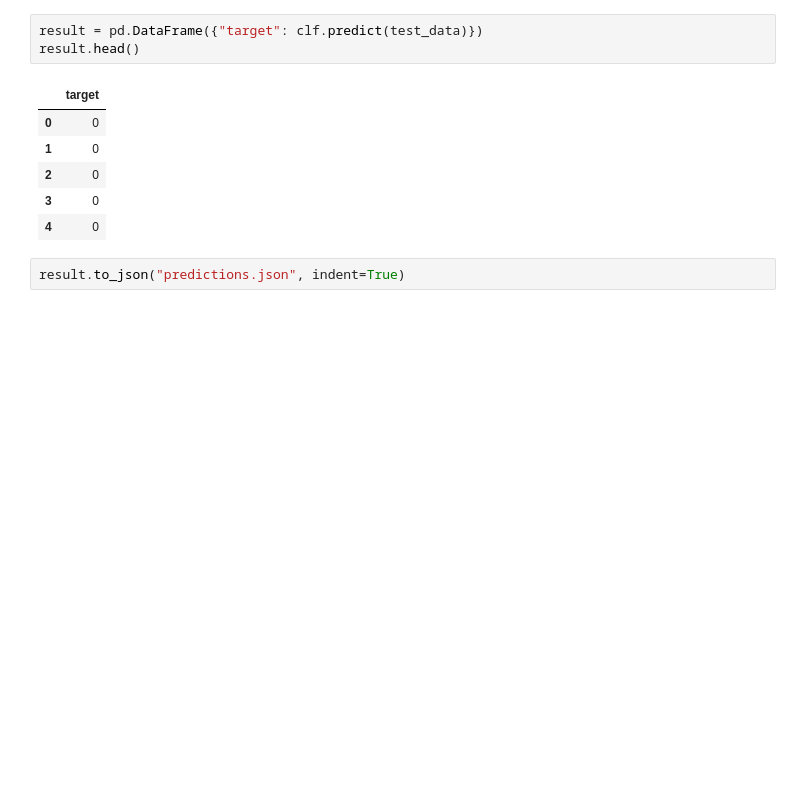
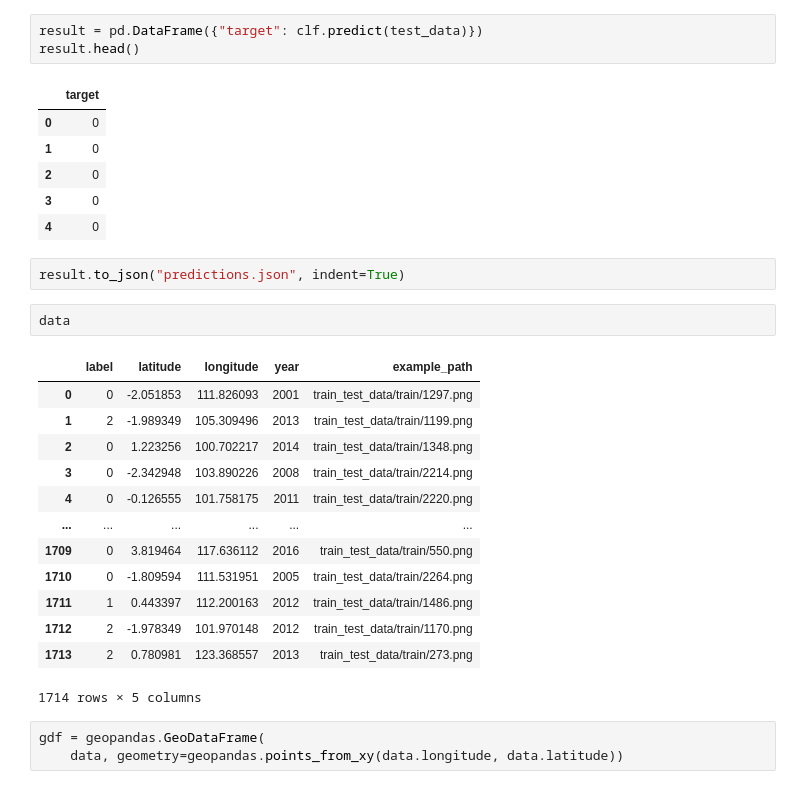
Before and after one commit to jdworzans/deforestation, a Jupyter notebook: main.ipynb, the cells around one changed output. Saved outputs shown, nothing was run; the diff lists cells and outputs as text; blank space fills up the shorter version.

```diff
--- a/main.ipynb
+++ b/main.ipynb
@@ -49,3 +51,22 @@ result.head()
 | 4 | 0 |
 # %%
 result.to_json("predictions.json", indent=True)
+# %%
+data
+# %% [output]
+|  | label | latitude | longitude | year | example_path |
+| 0 | 0 | -2.051853 | 111.826093 | 2001 | train_test_data/train/1297.png |
+| 1 | 2 | -1.989349 | 105.309496 | 2013 | train_test_data/train/1199.png |
+| 2 | 0 | 1.223256 | 100.702217 | 2014 | train_test_data/train/1348.png |
+| 3 | 0 | -2.342948 | 103.890226 | 2008 | train_test_data/train/2214.png |
+| 4 | 0 | -0.126555 | 101.758175 | 2011 | train_test_data/train/2220.png |
+| ... | ... | ... | ... | ... | ... |
+| 1709 | 0 | 3.819464 | 117.636112 | 2016 | train_test_data/train/550.png |
+| 1710 | 0 | -1.809594 | 111.531951 | 2005 | train_test_data/train/2264.png |
+| 1711 | 1 | 0.443397 | 112.200163 | 2012 | train_test_data/train/1486.png |
+| 1712 | 2 | -1.978349 | 101.970148 | 2012 | train_test_data/train/1170.png |
+| 1713 | 2 | 0.780981 | 123.368557 | 2013 | train_test_data/train/273.png |
+1714 rows × 5 columns
+# %%
+gdf = geopandas.GeoDataFrame(
+    data, geometry=geopandas.points_from_xy(data.longitude, data.latitude))
```
Also changed, not shown: parts of 3 cells of this notebook.
